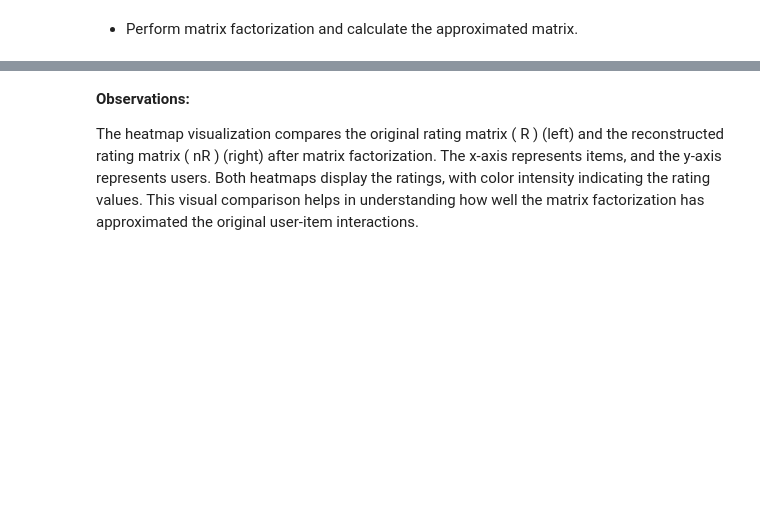
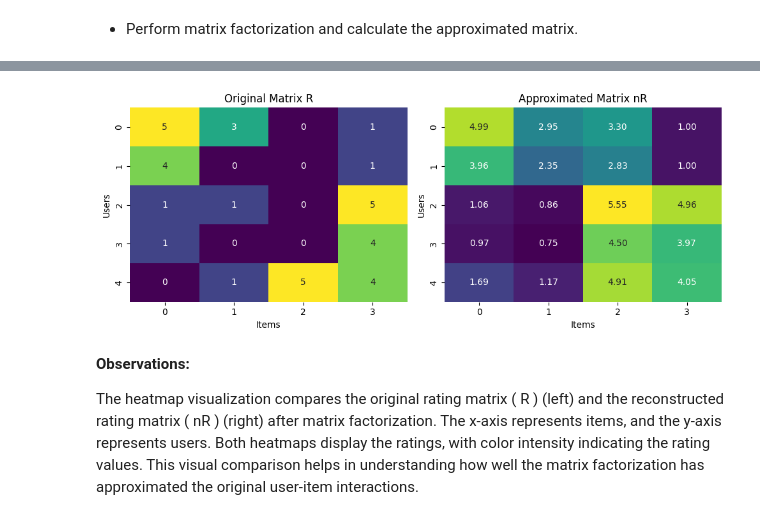
Before and after one commit to opendroid/ml, a Jupyter notebook: recommendation/ex01_recommendation_systems.ipynb, the cells around one changed output, grey strips where cells are left out. Cells and saved outputs as stored; diff of their text form; code cells hidden in the pictures; blank space fills up the shorter version.

```diff
--- a/recommendation/ex01_recommendation_systems.ipynb
+++ b/recommendation/ex01_recommendation_systems.ipynb
@@ -968,6 +1524,6 @@ N,M
 # %%
-# Specify the number of latent factors (K) for matrix factorization
-K = # CODE HERE
+# Specify the number of latent factors (K) for matrix factorization (number of singular values)
+K = 2
 # %%
 # Initialize matrices P and Q with random values
 P = np.random.rand(N, K)  # Matrix representing user latent factors
@@ -997,19 +1586,21 @@ print(np.array(R))
 # %%
 # Plotting the original and approximated matrices
-fig, axs = plt.subplots(1, 2, figsize=(14, 7))
+fig, axs = plt.subplots(1, 2, figsize=(10, 4))
 
 sns.heatmap(R, annot=True, fmt="g", cmap='viridis', ax=axs[0], cbar=False)
 axs[0].set_title('Original Matrix R')
 axs[0].set_xlabel('Items')
 axs[0].set_ylabel('Users')
 
 sns.heatmap(nR, annot=True, fmt=".2f", cmap='viridis', ax=axs[1], cbar=False)
 axs[1].set_title('Approximated Matrix nR')
 axs[1].set_xlabel('Items')
 axs[1].set_ylabel('Users')
 
 plt.tight_layout()
 plt.show()
+# %% [output]
+[figure, added]
 # %% [markdown]
 __Observations:__
 
```
Also changed, not shown: parts of 115 cells of this notebook, 8 other files.
